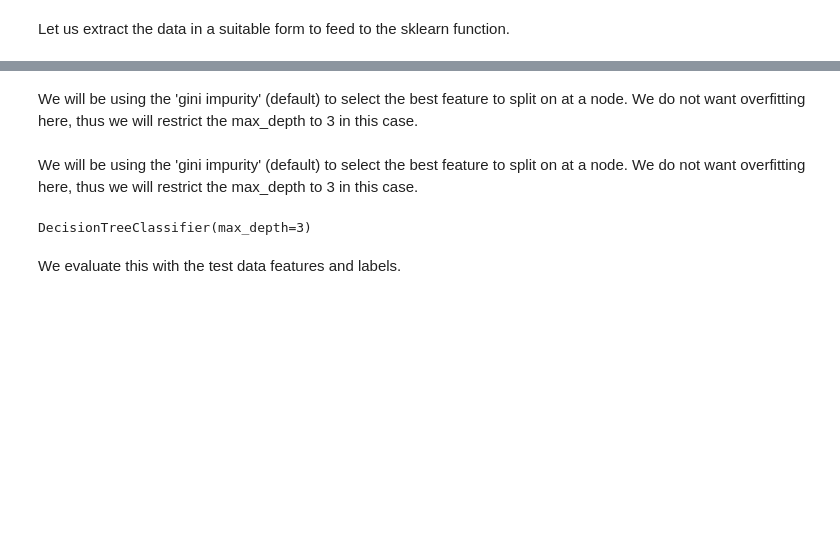
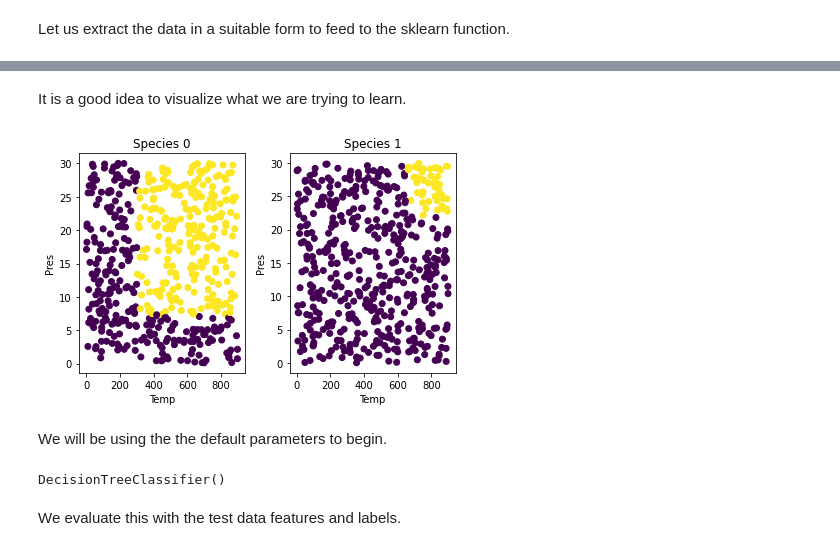
Before and after one commit to jkitchin/s24-06642, a Jupyter notebook: dsmles/08-random-forests/random-forests.ipynb, the cells around one changed output, grey strips where cells are left out. Saved outputs shown, nothing was run; the diff lists cells and outputs as text; code cells hidden in the pictures; blank space fills up the shorter version.

```diff
--- a/dsmles/08-random-forests/random-forests.ipynb
+++ b/dsmles/08-random-forests/random-forests.ipynb
@@ -277,2 +260,0 @@ array([[199.489547  ,  23.54967778,   1.        ],
-# %% [markdown]
-We will be using the 'gini impurity' (default) to select the best feature to split on at a node. We do not want overfitting here, thus we will restrict the max\_depth to 3 in this case.
@@ -282,2 +260,0 @@ y = np.array(df.SuperCritical)
-# %% [markdown]
-We will be using the 'gini impurity' (default) to select the best feature to split on at a node. We do not want overfitting here, thus we will restrict the max\_depth to 3 in this case.
@@ -284,10 +264,31 @@ We will be using the 'gini impurity' (default) to select the best feature to spl
+# %% [markdown]
+It is a good idea to visualize what we are trying to learn.
+# %%
+fig, (ax1, ax2) = plt.subplots(1, 2)
+s0 = df.query('Species==0')
+ax1.scatter(s0['Temp'], s0['Pres'], c=s0['SuperCritical'])
+ax1.set_xlabel('Temp')
+ax1.set_ylabel('Pres')
+ax1.set_title('Species 0')
+
+s1 = df.query('Species==1')
+ax2.scatter(s1['Temp'], s1['Pres'], c=s1['SuperCritical'])
+ax2.set_xlabel('Temp')
+ax2.set_ylabel('Pres')
+ax2.set_title('Species 1')
+
+plt.tight_layout()
+# %% [output]
+[figure, added]
+# %% [markdown]
+We will be using the the default parameters to begin.
 # %%
 from sklearn.tree import DecisionTreeClassifier
 
-tree3 = DecisionTreeClassifier(max_depth=3)
+tree3 = DecisionTreeClassifier()
 tree3.fit(X, y)
 # %% [output]
-DecisionTreeClassifier(max_depth=3)
+DecisionTreeClassifier()
 # %% [markdown]
 We evaluate this with the test data features and labels.
 # %%
```
Also changed, not shown: parts of 14 cells of this notebook.
